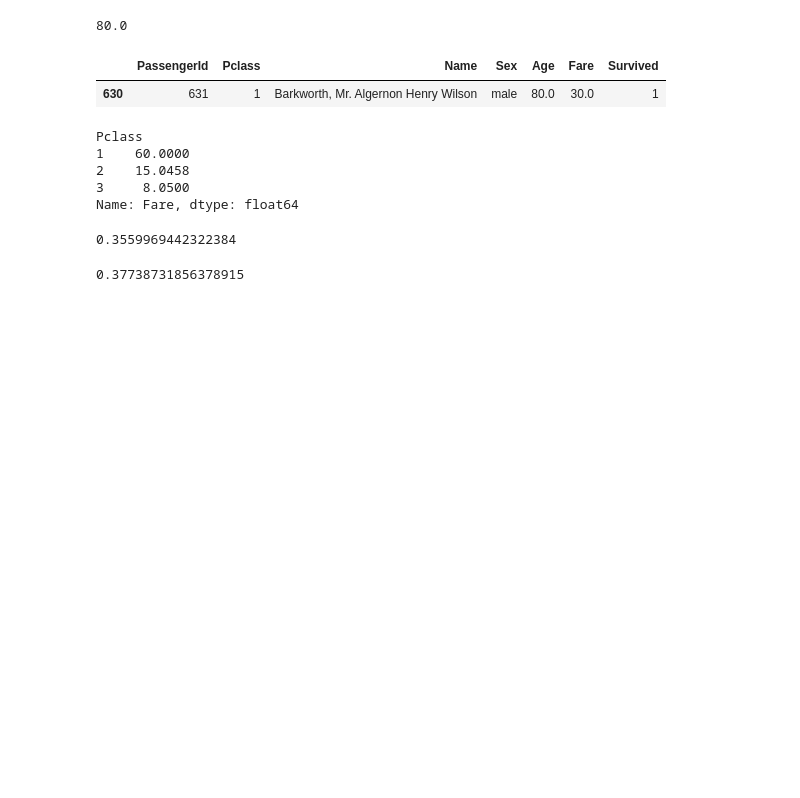
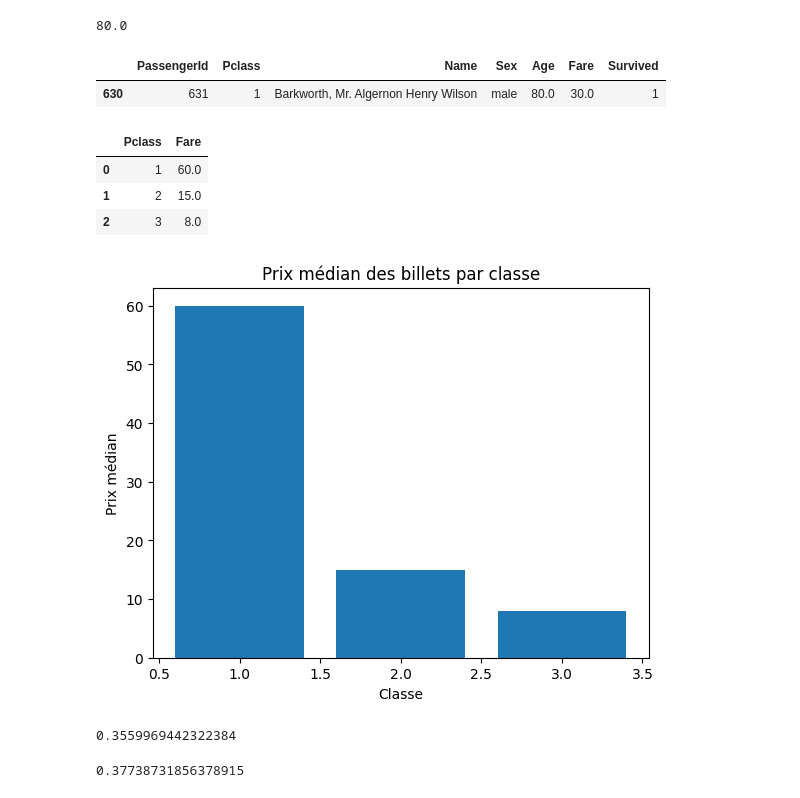
Before and after one commit to caa-jdelaux/python, a Jupyter notebook: Python.Bureautique-main/JDE/Jupiter_Notebooks/exo15.ipynb, the cells around one changed output. Saved outputs shown, nothing was run; the diff lists cells and outputs as text; code cells hidden in the pictures; blank space fills up the shorter version.

```diff
--- a/Python.Bureautique-main/JDE/Jupiter_Notebooks/exo15.ipynb
+++ b/Python.Bureautique-main/JDE/Jupiter_Notebooks/exo15.ipynb
@@ -181,15 +177,24 @@ df_personne_plus_agee
 |  | PassengerId | Pclass | Name | Sex | Age | Fare | Survived |
 | 630 | 631 | 1 | Barkworth, Mr. Algernon Henry Wilson | male | 80.0 | 30.0 | 1 |
 # %%
-# Afficher le prix médian des billets de chaque classe
-prix_median = df_merge.groupby('Pclass')['Fare'].median()
+# Afficher le prix médian des billets de chaque classe arrondi à 2 chiffres après la virgule
+prix_median = df_merge.groupby('Pclass')['Fare'].median().round(1).reset_index()
 prix_median
 # %% [output]
-Pclass
-1    60.0000
-2    15.0458
-3     8.0500
-Name: Fare, dtype: float64
+|  | Pclass | Fare |
+| 0 | 1 | 60.0 |
+| 1 | 2 | 15.0 |
+| 2 | 3 | 8.0 |
+# %%
+# afficher l'histogramme des prix_median
+import matplotlib.pyplot as plt
+plt.bar(prix_median['Pclass'], prix_median['Fare'])
+plt.xlabel('Classe')
+plt.ylabel('Prix médian')
+plt.title('Prix médian des billets par classe')
+plt.show()
+# %% [output]
+[figure, added]
 # %%
 # Convertir Sex en colonne numérique : 0 = male / 1 = female
 df_merge['Sex_binaire'] = df_merge['Sex'].map({'male': 0, 'female': 1})
```
Also changed, not shown: parts of 2 cells of this notebook.
